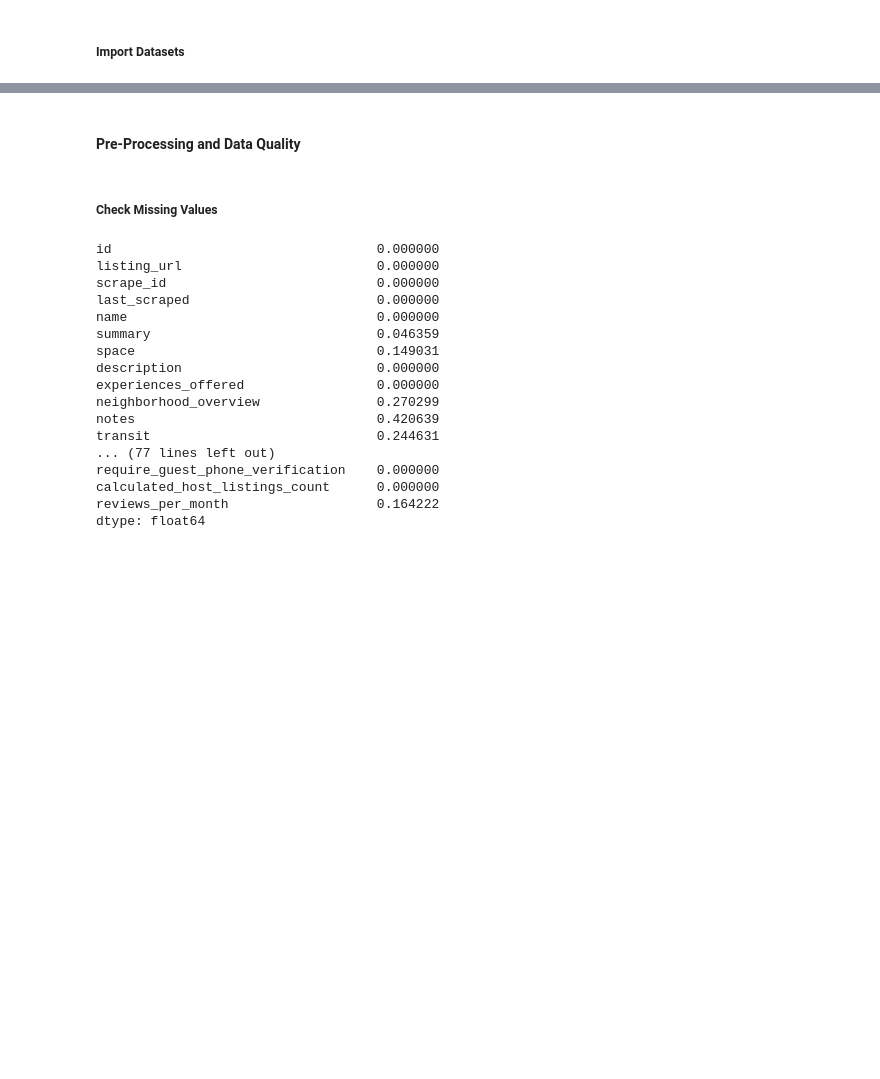
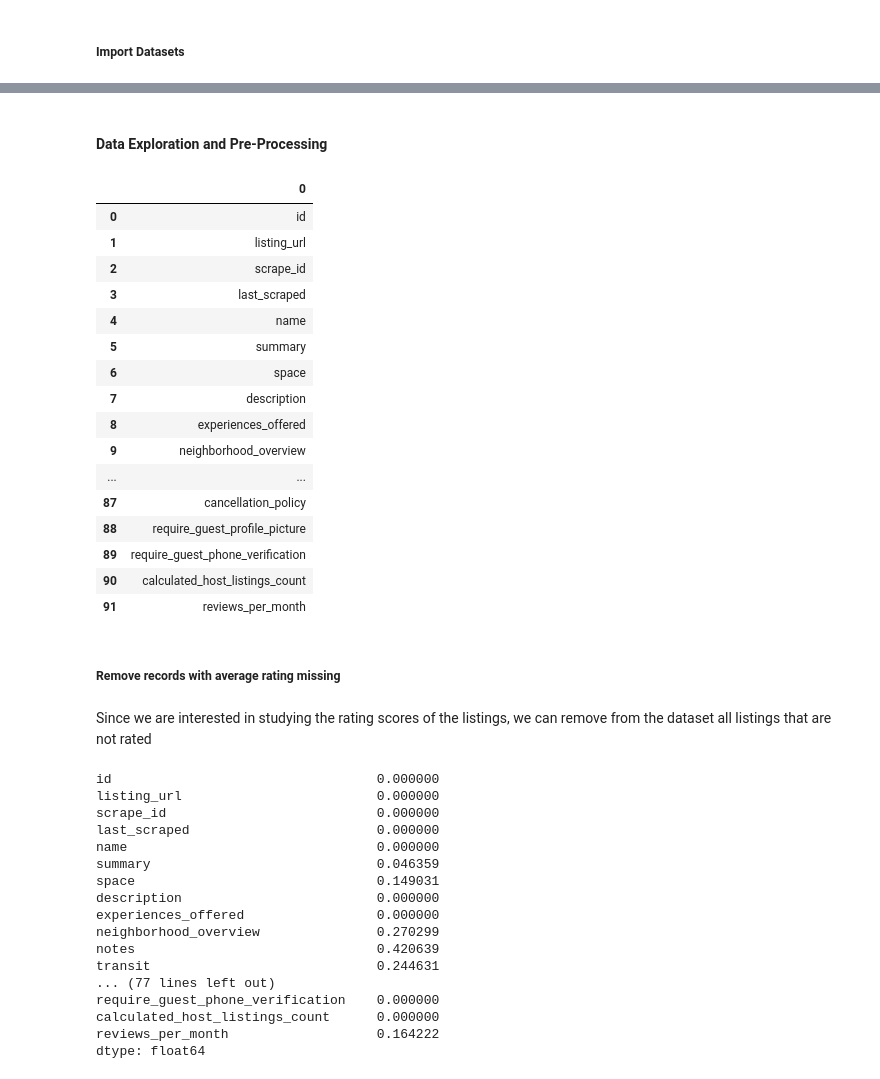
Before and after one commit to Carlo-Giordana/seattle_airbnb, a Jupyter notebook: Do Ratings Depend on Location.ipynb, the cells around one changed output, grey strips where cells are left out. Cells and saved outputs as stored; diff of their text form; code cells hidden in the pictures; blank space fills up the shorter version.

```diff
--- a/Do Ratings Depend on Location.ipynb
+++ b/Do Ratings Depend on Location.ipynb
@@ -43,9 +43,32 @@ df_listings.head()
 | 3 | 7421966 | https://www.airbnb.com/rooms/7421966 | 20160104002432 | 2016-01-04 | Queen Anne Chateau | A charming apartment that sits at... | NaN | A charming apartment that sits at... | ... |
 | 4 | 278830 | https://www.airbnb.com/rooms/278830 | 20160104002432 | 2016-01-04 | Charming craftsman 3 bdm house | Cozy family craftman house in bea... | Cozy family craftman house in bea... | Cozy family craftman house in bea... | ... |
 # %% [markdown]
-#### Pre-Processing and Data Quality
+#### Data Exploration and Pre-Processing
+# %%
+df_listing_columns = pd.DataFrame(df_listings.columns)
+df_listing_columns
+# %% [output]
+|  | 0 |
+| 0 | id |
+| 1 | listing_url |
+| 2 | scrape_id |
+| 3 | last_scraped |
+| 4 | name |
+| 5 | summary |
+| 6 | space |
+| 7 | description |
+| 8 | experiences_offered |
+| 9 | neighborhood_overview |
+| ... | ... |
+| 87 | cancellation_policy |
+| 88 | require_guest_profile_picture |
+| 89 | require_guest_phone_verification |
+| 90 | calculated_host_listings_count |
+| 91 | reviews_per_month |
 # %% [markdown]
-##### Check Missing Values
+##### Remove records with average rating missing
+# %% [markdown]
+Since we are interested in studying the rating scores of the listings, we can remove from the dataset all listings that are not rated
 # %%
 df_listings.isnull().mean()
 # %% [output]
```
Also changed, not shown: parts of 39 cells of this notebook, 1 other file.
